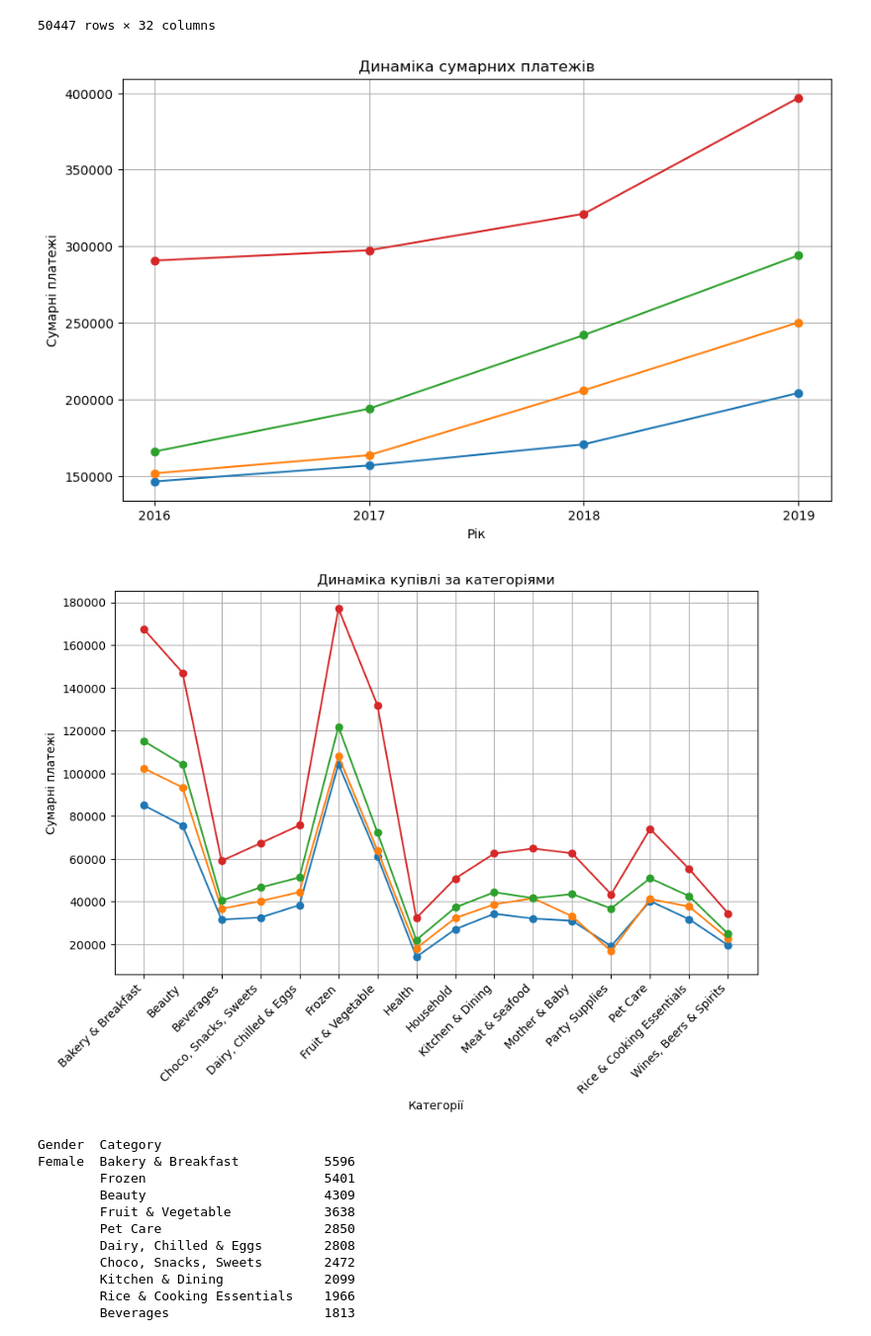
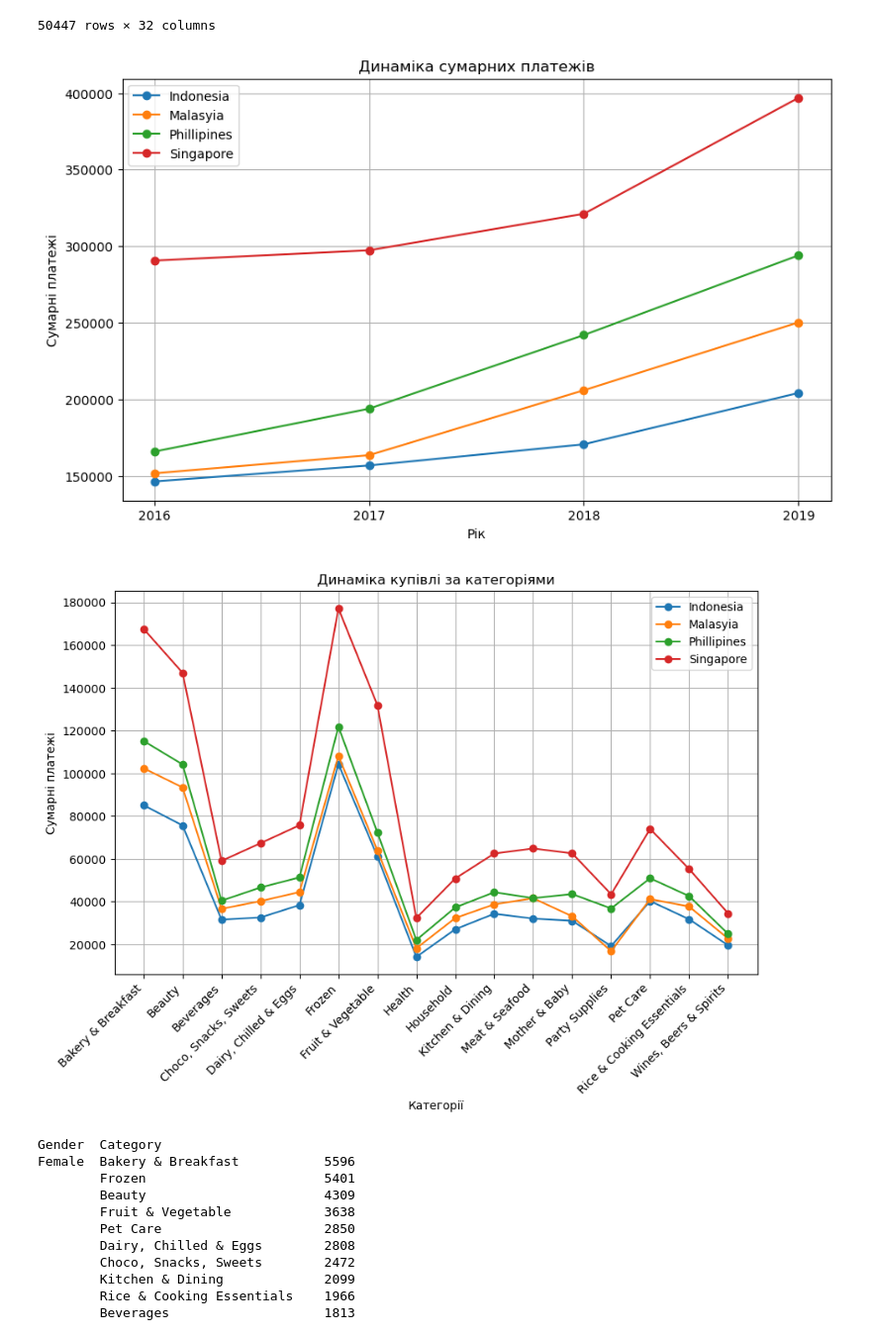
Before and after one commit to Olrana/python_for_ds_tasks, a Jupyter notebook: Final Project - Grocery store sales analysis_Ravska.ipynb, the cells around one changed output. Shown: that part at 99% size. Drawn from its saved outputs; the diff is of its cells as text; code cells hidden in the pictures.

```diff
--- a/Final Project - Grocery store sales analysis_Ravska.ipynb
+++ b/Final Project - Grocery store sales analysis_Ravska.ipynb
@@ -149,31 +149,40 @@ df
 # %%
 # 1 Динаміка сумарних платежів по країнам
 pay_pivot = df.pivot_table(index='Year', columns='Country', values='Gross Bill Amount', aggfunc='sum')
 plt.figure(figsize=(10, 6))
-plt.plot(pay_pivot.index, pay_pivot.values, marker='o')
+lines = plt.plot(pay_pivot.index, pay_pivot.values, marker='o')
 plt.title('Динаміка сумарних платежів')
 plt.xlabel('Рік')
 plt.ylabel('Сумарні платежі')
+lines[0].set_label('Indonesia')
+lines[1].set_label('Malasyia')
+lines[2].set_label('Phillipines')
+lines[3].set_label('Singapore')
 plt.xticks(pay_pivot.index.unique())
+plt.legend()
 plt.grid(True)
 plt.show()
 # %% [output]
-[figure, old version]
+[figure, new version]
 # %%
 Це допоможе зрозуміти чи розвивається бізнес
 # %%
-# 2 Яка категорія та субкатегорія найпопулярніша в кожній з країн?
+# 2 Яка категорія найпопулярніша в кожній з країн?
 catgory_pivot = df.pivot_table(index='Category', columns='Country', values='Gross Bill Amount', aggfunc='sum')
 plt.figure(figsize=(10, 6))
-plt.plot(catgory_pivot.index, catgory_pivot.values, marker='o')
+lines = plt.plot(catgory_pivot.index, catgory_pivot.values, marker='o')
 plt.title('Динаміка купівлі за категоріями')
 plt.xlabel('Категорії')
 plt.ylabel('Сумарні платежі')
-# plt.legend()
+lines[0].set_label('Indonesia')
+lines[1].set_label('Malasyia')
+lines[2].set_label('Phillipines')
+lines[3].set_label('Singapore')
+plt.legend()
 plt.grid(True)
 plt.xticks(rotation=45, ha='right');
 # %% [output]
-[figure, old version]
+[figure, new version]
 # %%
 Це дасть нагоду зрозуміти що і де купують найчастіше
 # %%
```
Also changed, not shown: parts of 6 cells of this notebook.
